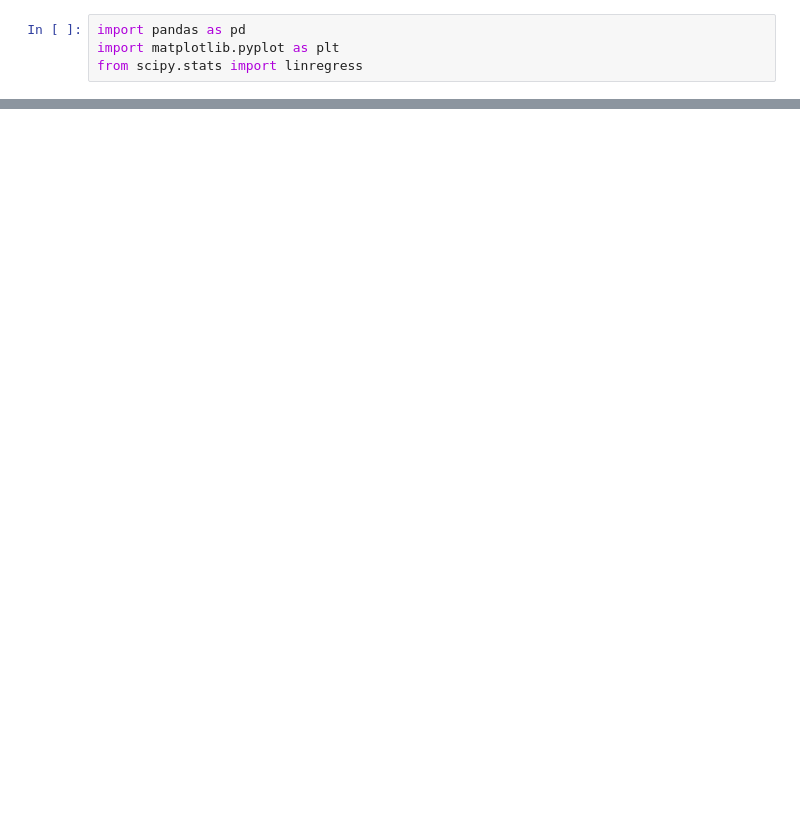
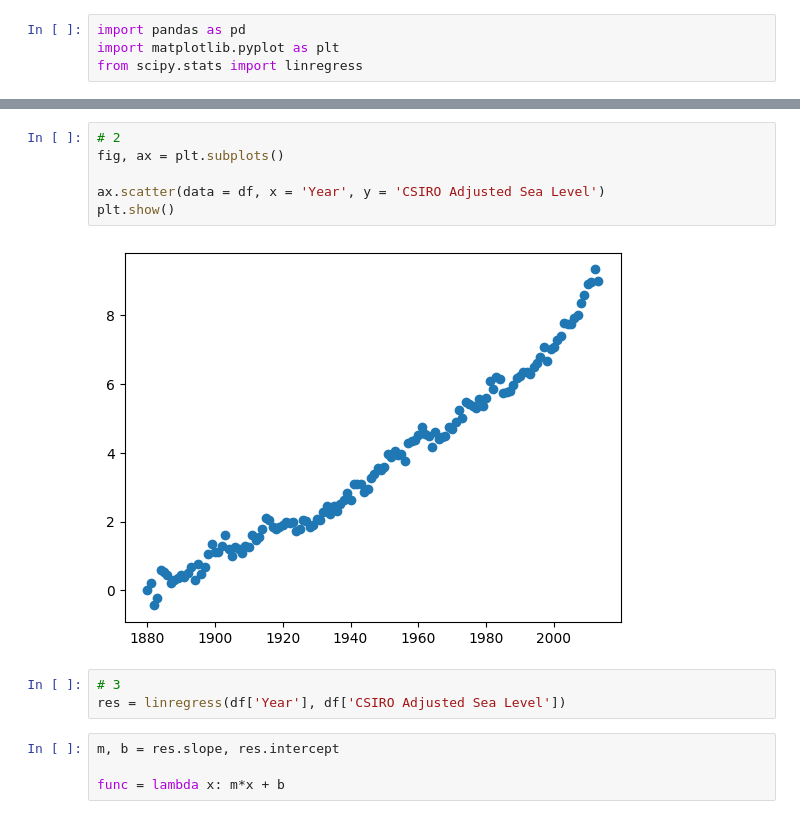
Before and after one commit to Kyo-Fox22/boilerplate-sea-level-predictor, a Jupyter notebook: test.ipynb, the cells around one changed output, grey strips where cells are left out. Drawn from its saved outputs; the diff is of its cells as text; blank space fills up the shorter version.

```diff
--- a/test.ipynb
+++ b/test.ipynb
@@ -12,3 +13,18 @@ df.head()
 | 2 | 1882 | -0.440945 | -1.346457 | 0.464567 | NaN |
 | 3 | 1883 | -0.232283 | -1.129921 | 0.665354 | NaN |
 | 4 | 1884 | 0.590551 | -0.283465 | 1.464567 | NaN |
+# %%
+# 2
+fig, ax = plt.subplots()
+
+ax.scatter(data = df, x = 'Year', y = 'CSIRO Adjusted Sea Level')
+plt.show()
+# %% [output]
+[figure, added]
+# %%
+# 3
+res = linregress(df['Year'], df['CSIRO Adjusted Sea Level'])
+# %%
+m, b = res.slope, res.intercept
+
+func = lambda x: m*x + b
```
Also changed, not shown: parts of 6 cells of this notebook.
